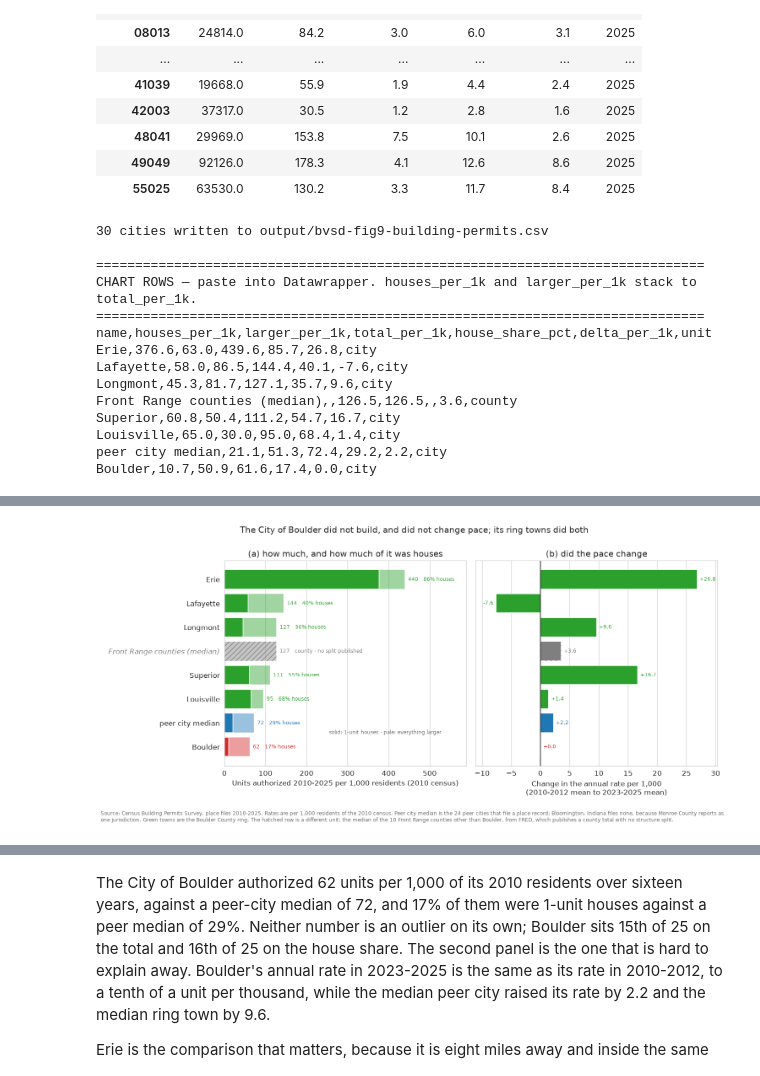
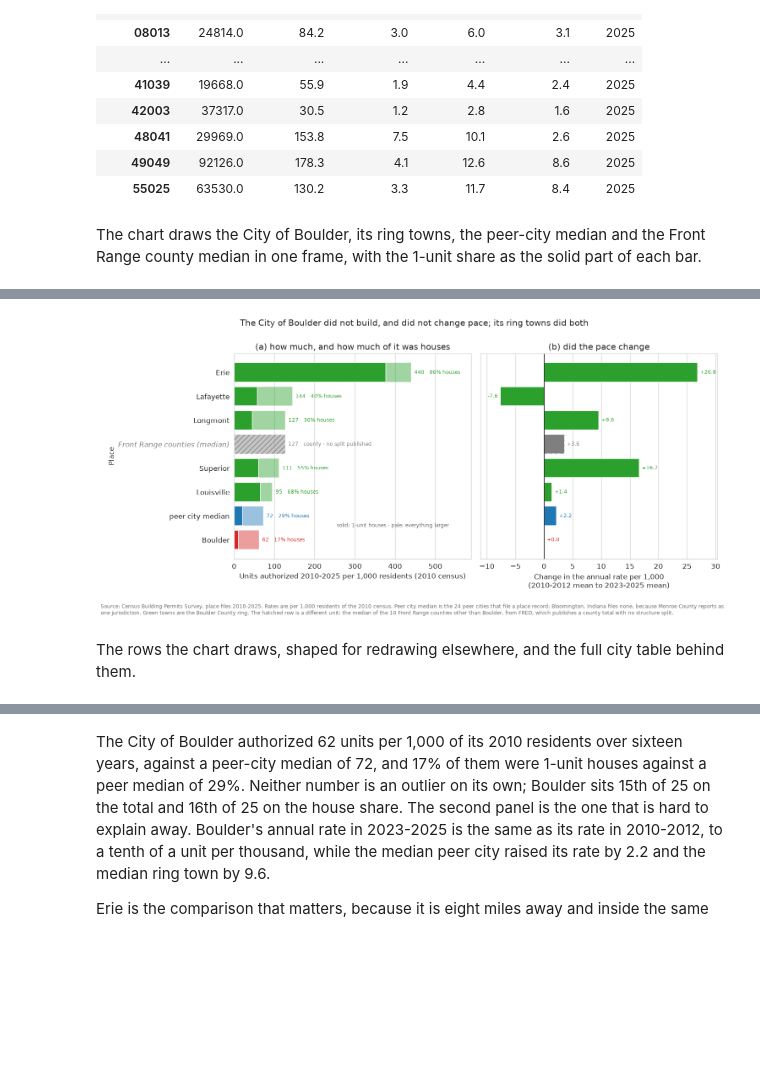
Before and after one commit to brianckeegan/charting-boulder, a Jupyter notebook: 2026-09-bvsd/bvsd-analysis.ipynb, the cells around one changed output, grey strips where cells are left out. Drawn from its saved outputs; the diff is of its cells as text; code cells hidden in the pictures; blank space fills up the shorter version.

```diff
--- a/2026-09-bvsd/bvsd-analysis.ipynb
+++ b/2026-09-bvsd/bvsd-analysis.ipynb
@@ -96,7 +102,7 @@ for name, frame in [('place groups', place_age_groups_df), ('county groups', cou
 BOULDER = places_df.loc[places_df['name'] == 'Boulder', 'place_fips'].iloc[0]
 PEER_FIPS = places_df.loc[places_df['tier'] == 2, 'place_fips'].tolist()
 RING_FIPS = places_df.loc[(places_df['tier'] == 1) & (places_df['place_fips'] != BOULDER), 'place_fips'].tolist()
-PLACE_NAME = places_df.set_index('place_fips')['name']
+place_name_s = places_df.set_index('place_fips')['name']
 print(f'{len(places_df)} places: Boulder ({BOULDER}) + {len(RING_FIPS)} county ring + {len(PEER_FIPS)} peers')
 
 # Inspect
@@ -1221,16 +1266,16 @@ census. Extending the projection horizon to 2060 does not change this test, but
 what the test is worth — Hamilton-Perry is validated in the literature to roughly fifteen years,
 and 2060 is forty years past the launch.
 # %%
-records = []
+records_l = []
 for fips in places_df['place_fips']:
-    history = {year: place_age[fips][year][0] for year in CENSUS_YEARS}
-    predicted = hp_project(history, 2010, [(2000, 2010)], 1)[2020]
-    _, share_2010 = place_age[fips][2010]
-    _, share_2020 = place_age[fips][2020]
-    actual, pred = band_5_17(history[2020], share_2020), band_5_17(predicted, share_2010)
-    records.append({'place_fips': fips, 'name': PLACE_NAME[fips],
+    history_d = {year: place_age_d[fips][year][0] for year in CENSUS_YEARS}
+    predicted = hp_project(history_d, 2010, [(2000, 2010)], 1)[2020]
+    _, share_2010 = place_age_d[fips][2010]
+    _, share_2020 = place_age_d[fips][2020]
+    actual, pred = band_5_17(history_d[2020], share_2020), band_5_17(predicted, share_2010)
+    records_l.append({'place_fips': fips, 'name': place_name_s[fips],
                     'actual_5_17': actual, 'pred_5_17': pred, 'error_pct': (pred / actual - 1) * 100})
-backtest_df = pd.DataFrame(records).set_index('place_fips')
+backtest_df = pd.DataFrame(records_l).set_index('place_fips')
 
 backtest_median_abs_error = backtest_df.loc[PEER_FIPS + [BOULDER], 'error_pct'].abs().median()
 print(f'Ten-year backtest (2000-2010 ratios, launched 2010, scored on 2020), school-age 5-17:')
@@ -2001,9 +2105,12 @@ Boulder County authorized 4.1 times what the City of Boulder authorized. The cou
 | 48041 | 29969.0 | 153.8 | 7.5 | 10.1 | 2.6 | 2025 |
 | 49049 | 92126.0 | 178.3 | 4.1 | 12.6 | 8.6 | 2025 |
 | 55025 | 63530.0 | 130.2 | 3.3 | 11.7 | 8.4 | 2025 |
+# %% [markdown]
+The chart draws the City of Boulder, its ring towns, the peer-city median and the Front Range
+county median in one frame, with the 1-unit share as the solid part of each bar.
 # %%
 CHART_CITIES = ([('Boulder', BOULDER_C)]
-                + [(name, COUNTY) for name in ring_cities_df.sort_values('cum_per_1k').index])
+                + [(name, RING_C) for name in ring_cities_df.sort_values('cum_per_1k').index])
 MEDIAN_ROW = ('peer city median', PEER_C)
 FAMILY_ALPHA = 0.45      # the paler part of each bar is everything that is not a 1-unit structure
 
@@ -2028,8 +2135,8 @@ ax = axes[0]
 ax.barh(y, chart_df['cum_per_1k'], color=chart_df['color'], alpha=FAMILY_ALPHA)
 ax.barh(y, chart_df['family_per_1k'].fillna(0), color=chart_df['color'])
 # The county row is hatched, because it is a different unit and carries no structure split
-county_mask = ~chart_df['is_city']
-ax.barh(y[county_mask], chart_df.loc[county_mask, 'cum_per_1k'], color='none',
+c0 = ~chart_df['is_city']
+ax.barh(y[c0], chart_df.loc[c0, 'cum_per_1k'], color='none',
         edgecolor=CONTEXT, hatch='///', linewidth=0)
 # Both numbers ride at the end of the bar: a share printed inside a short solid segment clips
 for yi, row in chart_df.iterrows():
@@ -2041,13 +2148,14 @@ ax.set_xlabel(f'Units authorized {PERMIT_START}-{PERMIT_END} per 1,000 residents
 for tick, is_city in zip(ax.get_yticklabels(), chart_df['is_city']):
     if not is_city:
         tick.set_color(CONTEXT); tick.set_style('italic')
+ax.set_ylabel('Place')
 ax.set_title('(a) how much, and how much of it was houses')
 ax.set_xlim(0, chart_df['cum_per_1k'].max() * 1.34)
 ax.grid(axis='y', visible=False)
 
 ax = axes[1]
 ax.barh(y, chart_df['delta_per_1k'], color=chart_df['color'])
-ax.barh(y[county_mask], chart_df.loc[county_mask, 'delta_per_1k'], color='none',
+ax.barh(y[c0], chart_df.loc[c0, 'delta_per_1k'], color='none',
         edgecolor=CONTEXT, hatch='///', linewidth=0)
 for yi, value in enumerate(chart_df['delta_per_1k']):
     ax.annotate(f'{value:+.1f}', (value, yi), fontsize=8, color=chart_df['color'].iloc[yi],
@@ -2078,42 +2186,4 @@ f.text(0, -0.06, f'Source: Census Building Permits Survey, place files {PERMIT_S
        wrap=True)
 plt.tight_layout()
 f.savefig(OUT / 'bvsd-fig9-building-permits.png', bbox_inches='tight')
-
-city_permits_df.round(2).to_csv(OUT / 'bvsd-fig9-building-permits.csv')
-print(f"{len(city_permits_df)} cities written to {OUT / 'bvsd-fig9-building-permits.csv'}")
-
-# The rows the chart actually draws, shaped for redrawing elsewhere. The two segment columns add
-# to the total, so a stacked bar needs no arithmetic; the internal color column is dropped.
-chart_export_df = pd.DataFrame({
-    'name': chart_df['name'],
-    'houses_per_1k': (chart_df['family_per_1k'].round(1)),
-    'larger_per_1k': ((chart_df['cum_per_1k'] - chart_df['family_per_1k'].fillna(0)).round(1)),
-    'total_per_1k': chart_df['cum_per_1k'].round(1),
-    'house_share_pct': chart_df['family_share'].round(1),
-    'delta_per_1k': chart_df['delta_per_1k'].round(1),
-    'unit': np.where(chart_df['is_city'], 'city', 'county')})
-chart_export_df = chart_export_df.iloc[::-1].reset_index(drop=True)   # top of the chart first
-
-assert (chart_export_df['houses_per_1k'].fillna(0) + chart_export_df['larger_per_1k']
-        - chart_export_df['total_per_1k']).abs().max() < 0.15, 'the two segments do not add to the total'
-chart_export_df.to_csv(OUT / 'bvsd-fig9-building-permits-chart.csv', index=False)
-
-print(f"\n{'=' * 78}\nCHART ROWS — paste into Datawrapper. houses_per_1k and larger_per_1k stack "
-      f"to total_per_1k.\n{'=' * 78}")
-print(chart_export_df.to_csv(index=False).strip())
-chart_export_df
 # %% [output]
-30 cities written to output/bvsd-fig9-building-permits.csv
-
-==============================================================================
-CHART ROWS — paste into Datawrapper. houses_per_1k and larger_per_1k stack to total_per_1k.
-==============================================================================
-name,houses_per_1k,larger_per_1k,total_per_1k,house_share_pct,delta_per_1k,unit
-Erie,376.6,63.0,439.6,85.7,26.8,city
-Lafayette,58.0,86.5,144.4,40.1,-7.6,city
-Longmont,45.3,81.7,127.1,35.7,9.6,city
-Front Range counties (median),,126.5,126.5,,3.6,county
-Superior,60.8,50.4,111.2,54.7,16.7,city
-Louisville,65.0,30.0,95.0,68.4,1.4,city
-peer city median,21.1,51.3,72.4,29.2,2.2,city
-Boulder,10.7,50.9,61.6,17.4,0.0,city
@@ -2129 +2190,3 @@ Boulder,10.7,50.9,61.6,17.4,0.0,city
-[figure, old version]
+[figure, new version]
+# %% [markdown]
+The rows the chart draws, shaped for redrawing elsewhere, and the full city table behind them.
```
Also changed, not shown: parts of 54 cells of this notebook, 6 other files.
